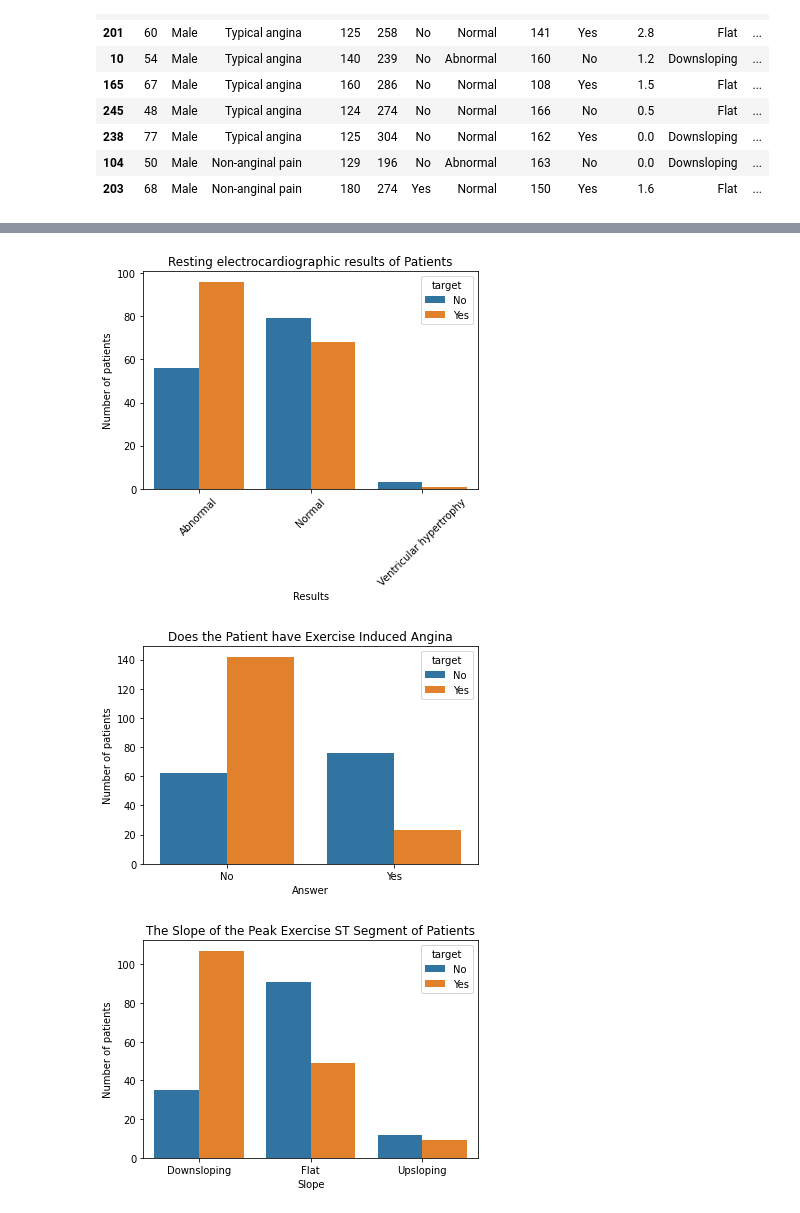
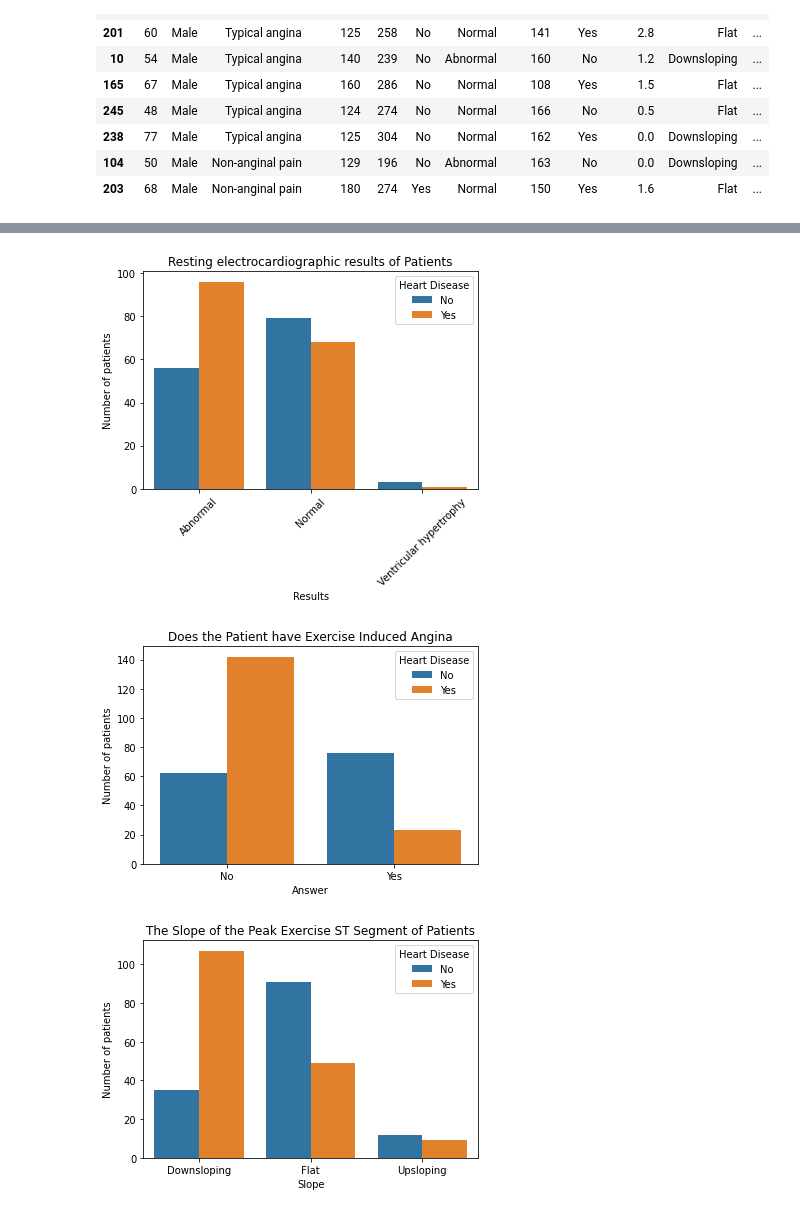
Before and after one commit to iammelvink/Heart-Disease-Project-AML, a Jupyter notebook: Heart_Disease_Project_Notebook.ipynb, the cells around one changed output, grey strips where cells are left out. Drawn from its saved outputs; the diff is of its cells as text; code cells hidden in the pictures.

```diff
--- a/Heart_Disease_Project_Notebook.ipynb
+++ b/Heart_Disease_Project_Notebook.ipynb
@@ -353,24 +356,27 @@ plt.title('Resting electrocardiographic results of Patients');
 plt.xlabel('Results');
 plt.ylabel('Number of patients');
 plt.xticks(rotation=45);
+plt.legend(title = "Heart Disease");
 # %% [output]
-[figure, old version]
+[figure, new version]
 # %%
 exang_cls = data_copy.groupby(['exang', 'target']).exang.count().reset_index(name='count')
 sns.barplot(x="exang", y="count", data=exang_cls, hue = "target");
 plt.title('Does the Patient have Exercise Induced Angina');
 plt.xlabel('Answer');
 plt.ylabel('Number of patients');
+plt.legend(title = "Heart Disease");
 # %% [output]
-[figure, old version]
+[figure, new version]
 # %%
 slope_cls = data_copy.groupby(['slope', 'target']).slope.count().reset_index(name='count')
 sns.barplot(x="slope", y="count", data=slope_cls, hue = "target");
 plt.title('The Slope of the Peak Exercise ST Segment of Patients');
 plt.xlabel('Slope');
 plt.ylabel('Number of patients');
+plt.legend(title = "Heart Disease");
 # %% [output]
-[figure, old version]
+[figure, new version]
 # %%
 ca_cls = data_copy.groupby(['ca', 'target']).ca.count().reset_index(name='count')
 sns.barplot(x="ca", y="count", data=ca_cls, hue = "target");
```
Also changed, not shown: parts of 6 cells of this notebook.
